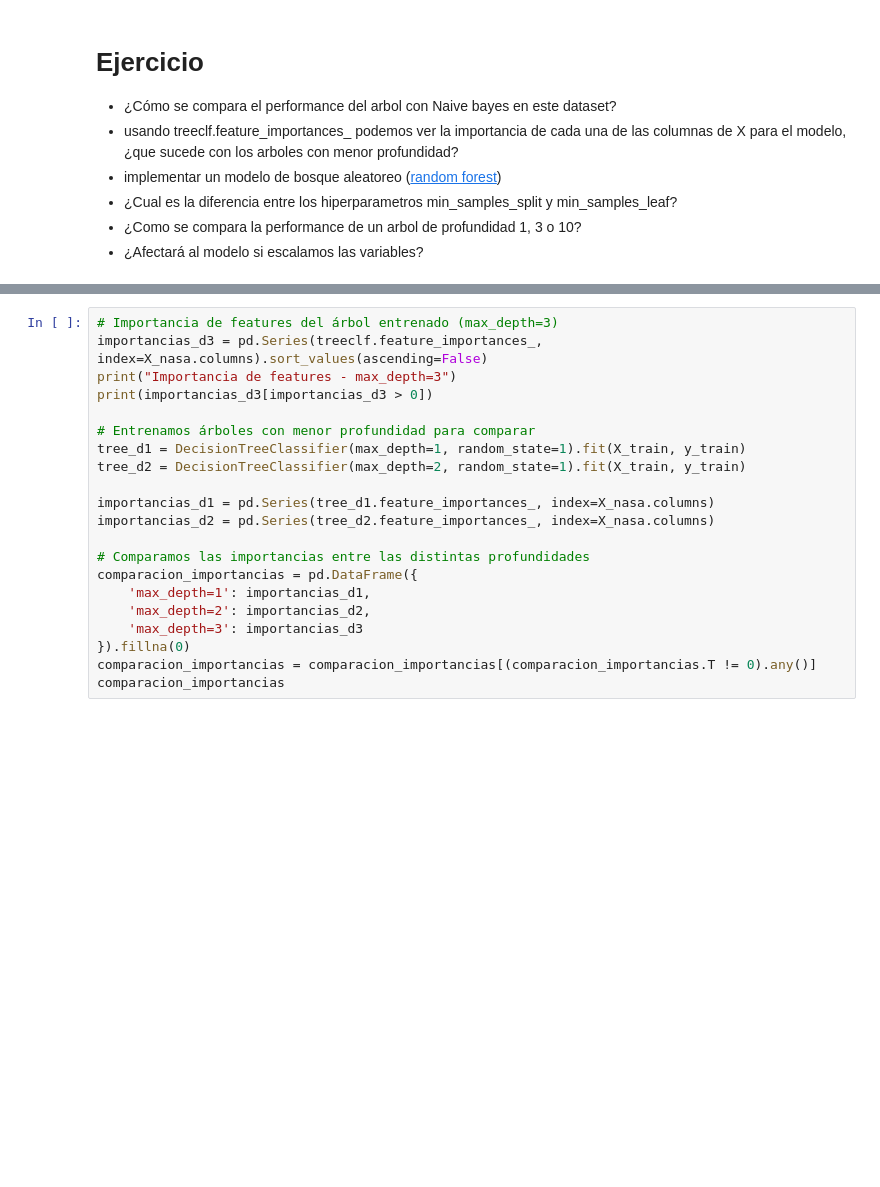
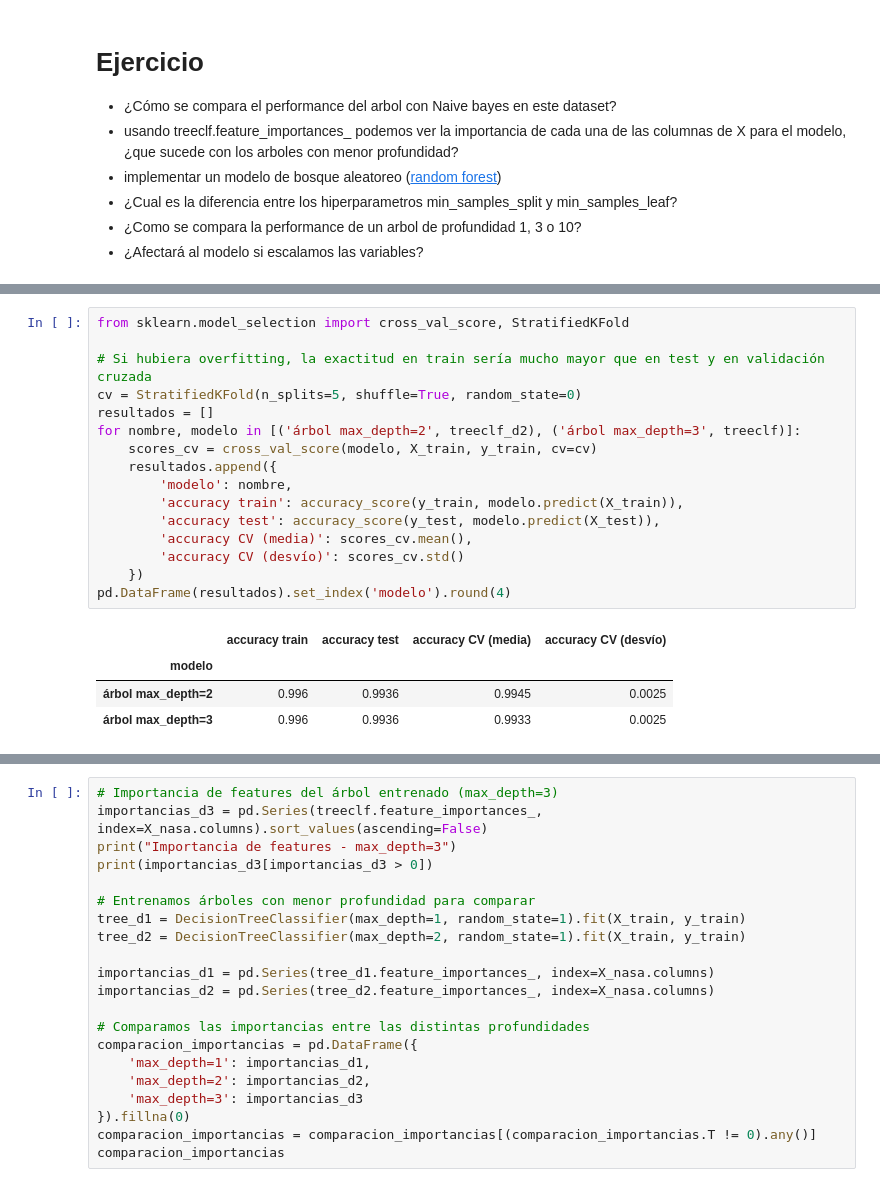
Before and after one commit to MartinDido100/ciencia-de-datos, a Jupyter notebook: 05_Ej_decision_tree_nasa 1.ipynb, the cells around one changed output, grey strips where cells are left out. Saved outputs shown, nothing was run; the diff lists cells and outputs as text; blank space fills up the shorter version.

```diff
--- a/05_Ej_decision_tree_nasa 1.ipynb
+++ b/05_Ej_decision_tree_nasa 1.ipynb
@@ -233,0 +267,21 @@ weighted avg       0.74      0.50      0.56      1407
+# %%
+from sklearn.model_selection import cross_val_score, StratifiedKFold
+
+# Si hubiera overfitting, la exactitud en train sería mucho mayor que en test y en validación cruzada
+cv = StratifiedKFold(n_splits=5, shuffle=True, random_state=0)
+resultados = []
+for nombre, modelo in [('árbol max_depth=2', treeclf_d2), ('árbol max_depth=3', treeclf)]:
+    scores_cv = cross_val_score(modelo, X_train, y_train, cv=cv)
+    resultados.append({
+        'modelo': nombre,
+        'accuracy train': accuracy_score(y_train, modelo.predict(X_train)),
+        'accuracy test': accuracy_score(y_test, modelo.predict(X_test)),
+        'accuracy CV (media)': scores_cv.mean(),
+        'accuracy CV (desvío)': scores_cv.std()
+    })
+pd.DataFrame(resultados).set_index('modelo').round(4)
+# %% [output]
+|  | accuracy train | accuracy test | accuracy CV (media) | accuracy CV (desvío) |
+| modelo |  |  |  |  |
+| árbol max_depth=2 | 0.996 | 0.9936 | 0.9945 | 0.0025 |
+| árbol max_depth=3 | 0.996 | 0.9936 | 0.9933 | 0.0025 |
```
Also changed, not shown: parts of 23 cells of this notebook.
